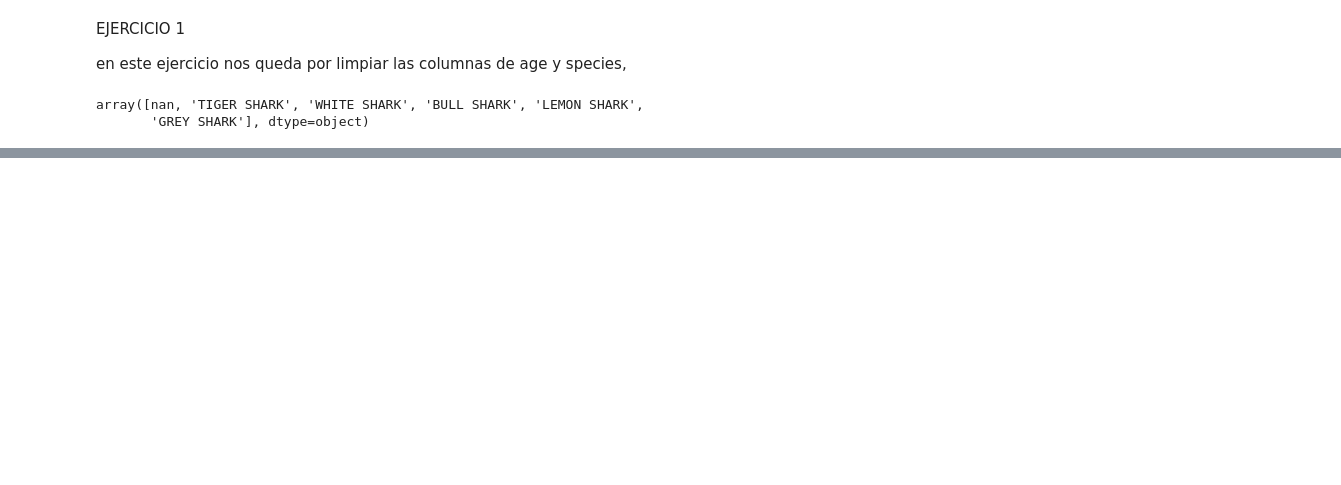
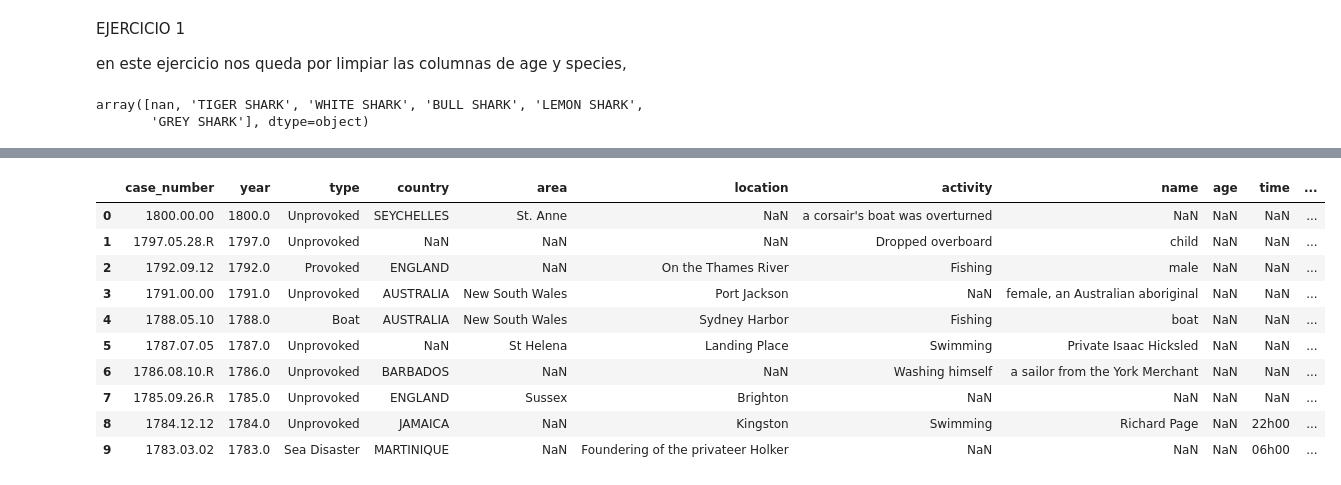
Before and after one commit to Adalab/DA-promo-b-modulo-2-sprint-2-Natalia-Ana, a Jupyter notebook: Limpieza/pair-programming-2-limpieza-II/pair-programming-limpieza-II.ipynb, the cells around one changed output, grey strips where cells are left out. Saved outputs shown, nothing was run; the diff lists cells and outputs as text; code cells hidden in the pictures; blank space fills up the shorter version.

```diff
--- a/Limpieza/pair-programming-2-limpieza-II/pair-programming-limpieza-II.ipynb
+++ b/Limpieza/pair-programming-2-limpieza-II/pair-programming-limpieza-II.ipynb
@@ -31,0 +129,14 @@ Index(['case_number', 'year', 'type', 'country', 'area', 'location',
+# %%
+df.head(10)
+# %% [output]
+|  | case_number | year | type | country | area | location | activity | name | age | time | ... |
+| 0 | 1800.00.00 | 1800.0 | Unprovoked | SEYCHELLES | St. Anne | NaN | a corsair's boat was overturned | NaN | NaN | NaN | ... |
+| 1 | 1797.05.28.R | 1797.0 | Unprovoked | NaN | NaN | NaN | Dropped overboard | child | NaN | NaN | ... |
+| 2 | 1792.09.12 | 1792.0 | Provoked | ENGLAND | NaN | On the Thames River | Fishing | male | NaN | NaN | ... |
+| 3 | 1791.00.00 | 1791.0 | Unprovoked | AUSTRALIA | New South Wales | Port Jackson | NaN | female, an Australian aboriginal | NaN | NaN | ... |
+| 4 | 1788.05.10 | 1788.0 | Boat | AUSTRALIA | New South Wales | Sydney Harbor | Fishing | boat | NaN | NaN | ... |
+| 5 | 1787.07.05 | 1787.0 | Unprovoked | NaN | St Helena | Landing Place | Swimming | Private Isaac Hicksled | NaN | NaN | ... |
+| 6 | 1786.08.10.R | 1786.0 | Unprovoked | BARBADOS | NaN | NaN | Washing himself | a sailor from the York Merchant | NaN | NaN | ... |
+| 7 | 1785.09.26.R | 1785.0 | Unprovoked | ENGLAND | Sussex | Brighton | NaN | NaN | NaN | NaN | ... |
+| 8 | 1784.12.12 | 1784.0 | Unprovoked | JAMAICA | NaN | Kingston | Swimming | Richard Page | NaN | 22h00 | ... |
+| 9 | 1783.03.02 | 1783.0 | Sea Disaster | MARTINIQUE | NaN | Foundering of the privateer Holker | NaN | NaN | NaN | 06h00 | ... |
```
Also changed, not shown: parts of 20 cells of this notebook, 3 other files.
